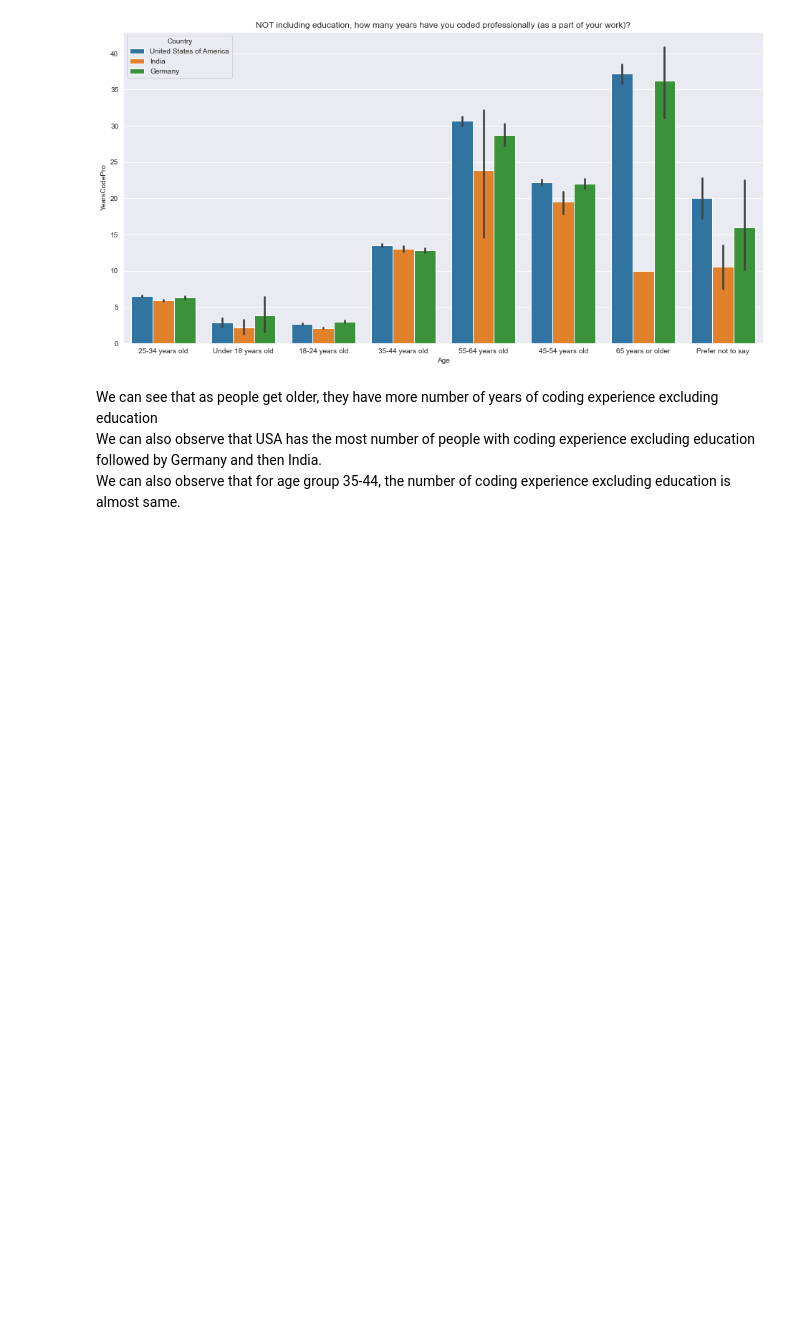
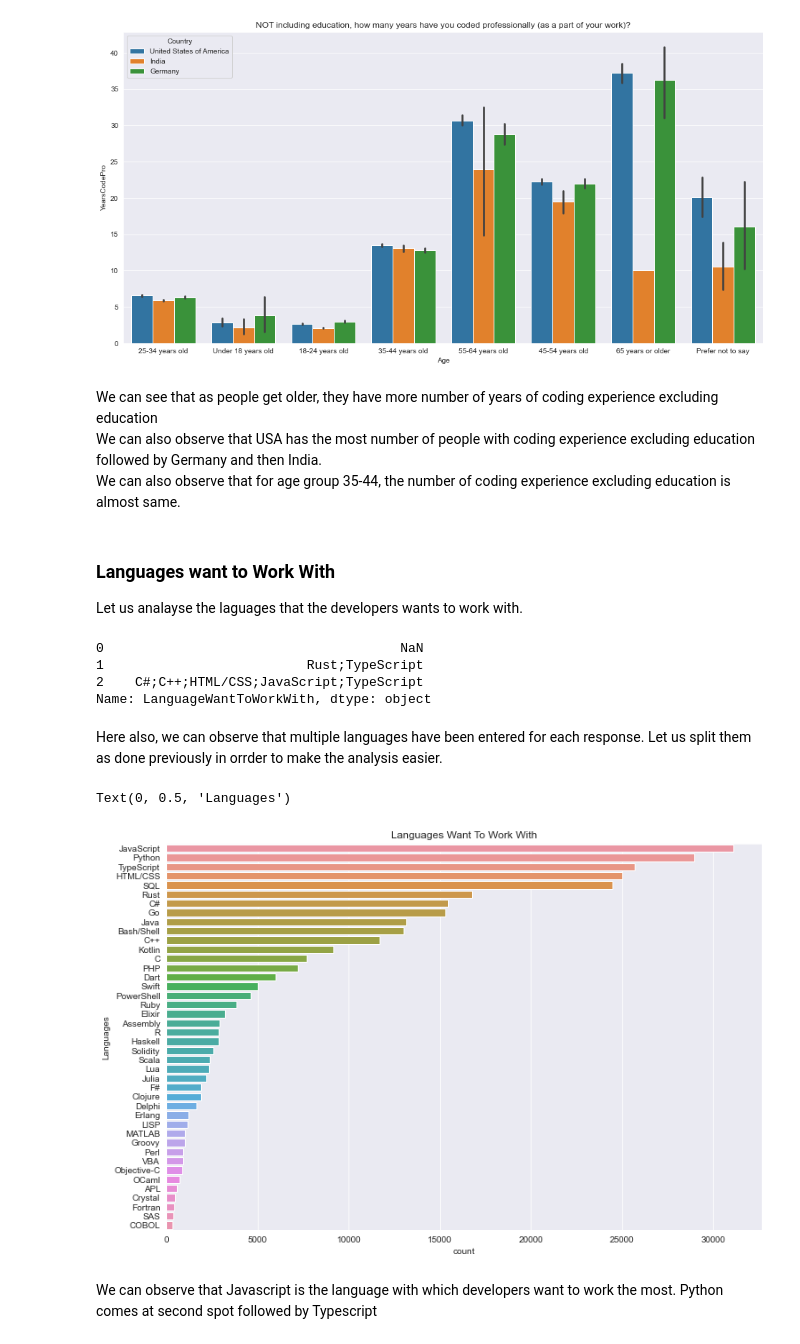
Before and after one commit to piyushrj100/Data_analysis, a Jupyter notebook: StackOverflow2022_EDA/Survey_2022.ipynb, the cells around one changed output. Drawn from its saved outputs; the diff is of its cells as text; code cells hidden in the pictures; blank space fills up the shorter version.

```diff
--- a/StackOverflow2022_EDA/Survey_2022.ipynb
+++ b/StackOverflow2022_EDA/Survey_2022.ipynb
@@ -680,3 +677,30 @@ sns.barplot(data=top_countries,x="Age",y="YearsCodePro",hue="Country")
 We can see that as people get older,  they have more number of years of coding experience excluding education <br>
 We can also observe that USA has the most number of people with coding experience excluding education followed by Germany and then India.<br>
 We can also observe that for age group 35-44, the number of coding experience excluding education is almost same.
+# %% [markdown]
+### Languages want to Work With <br>
+Let us analayse the laguages that the developers wants to work with.
+# %%
+survey_select_df.LanguageWantToWorkWith.head(3)
+# %% [output]
+0                                      NaN
+1                          Rust;TypeScript
+2    C#;C++;HTML/CSS;JavaScript;TypeScript
+Name: LanguageWantToWorkWith, dtype: object
+# %% [markdown]
+Here also, we can observe that multiple languages have been entered for each response. Let us split them as done previously in orrder to make the analysis easier.
+# %%
+languages_want = split_multicolumn(survey_select_df.LanguageWantToWorkWith)
+lang_want=languages_want.sum().sort_values(ascending=False)
+# %%
+plt.figure(figsize=(12, 8))
+sns.set_style('darkgrid')
+sns.barplot(x=lang_want, y=lang_want.index)
+plt.title("Languages Want To Work With")
+plt.xlabel('count')
+plt.ylabel('Languages')
+# %% [output]
+Text(0, 0.5, 'Languages')
+[figure, added]
+# %% [markdown]
+We can observe that Javascript is the language with which developers want to work the most. Python comes at second spot followed by Typescript
```
Also changed, not shown: parts of 11 cells of this notebook.
